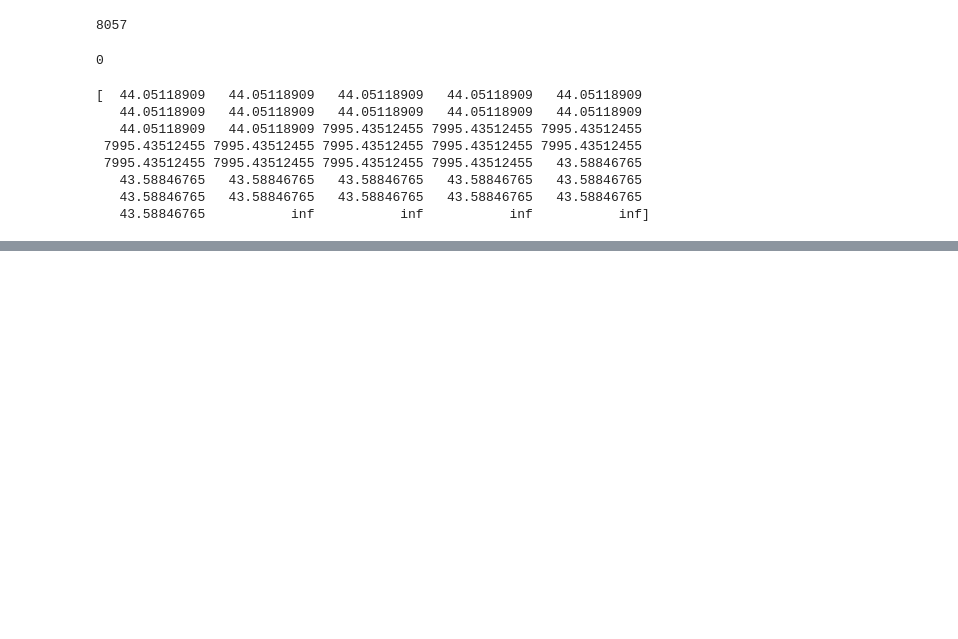
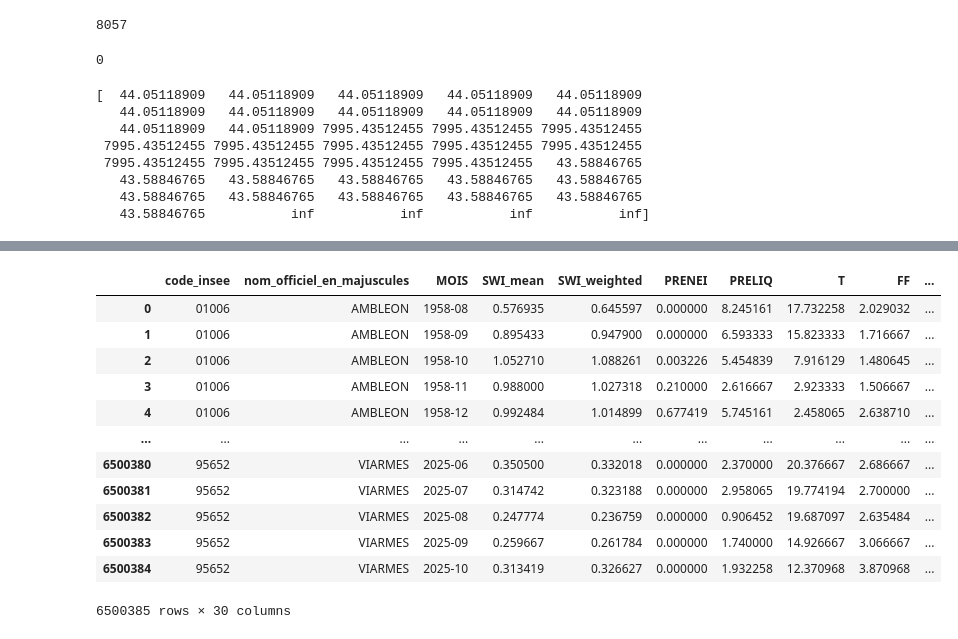
Before and after one commit to Sophie-Monsi/MACHINE-LEARNING-FOR-CLIMATE-RISK, a Jupyter notebook: Database_download.ipynb, the cells around one changed output, grey strips where cells are left out. Drawn from its saved outputs; the diff is of its cells as text; code cells hidden in the pictures; blank space fills up the shorter version.

```diff
--- a/Database_download.ipynb
+++ b/Database_download.ipynb
@@ -1000,0 +1023,14 @@ print(dist)
+# %%
+# Vérification des systèmes de projection
+print(gdf_pts.crs)
+print(gdf_communes.crs)
+
+# Jointure spatiale (à chaque point j'associe le nom et le code de la région dans laquelle elle est)
+gdf_pts_communes = gpd.sjoin(
+    gdf_pts,
+    gdf_communes[['geometry', 'nom_officiel_en_majuscules', 'code_insee']],
+    how='left',
+    predicate='within'
+)
+gdf_pts_communes = gdf_pts_communes.drop(columns=['index_right'])
+gdf_pts_communes.head()
@@ -1000,0 +1046,45 @@ print(dist)
+# %%
+## Je peux maintenant compléter la base daily_swi avec les communes
+
+df_daily_swi_comp = df_daily_swi.merge(
+    gdf_pts_communes[['LAMBX (hm)', 'LAMBY (hm)', 'code_insee', 'nom_officiel_en_majuscules']],
+    left_on=['LAMBX', 'LAMBY'],
+    right_on=['LAMBX (hm)', 'LAMBY (hm)'],
+    how='left'
+)
+
+#J'enlève tous les nan
+df_daily_swi_comp = df_daily_swi_comp.dropna(subset=['code_insee'])
+
+#Je supprime les colonnes inutiles
+df_daily_swi_comp = df_daily_swi_comp.drop(columns=['LAMBX', 'LAMBY', 'LAMBX (hm)','LAMBY (hm)'])
+
+#Puis je groupe par région en faisant la moyenne simple
+group_cols = ['code_insee','nom_officiel_en_majuscules', 'MOIS']
+
+# On identifie toutes les colonnes numériques sauf celles du groupby
+num_cols = df_daily_swi_comp.select_dtypes(include='number').columns
+num_cols = [c for c in num_cols if c not in group_cols]
+
+# Agrégation
+df_daily_swi_com = (
+    df_daily_swi_comp
+    .groupby(group_cols)[num_cols]
+    .mean()
+    .reset_index()
+)
+df_daily_swi_com
+# %% [output]
+|  | code_insee | nom_officiel_en_majuscules | MOIS | SWI_mean | SWI_weighted | PRENEI | PRELIQ | T | FF | ... |
+| 0 | 01006 | AMBLEON | 1958-08 | 0.576935 | 0.645597 | 0.000000 | 8.245161 | 17.732258 | 2.029032 | ... |
+| 1 | 01006 | AMBLEON | 1958-09 | 0.895433 | 0.947900 | 0.000000 | 6.593333 | 15.823333 | 1.716667 | ... |
+| 2 | 01006 | AMBLEON | 1958-10 | 1.052710 | 1.088261 | 0.003226 | 5.454839 | 7.916129 | 1.480645 | ... |
+| 3 | 01006 | AMBLEON | 1958-11 | 0.988000 | 1.027318 | 0.210000 | 2.616667 | 2.923333 | 1.506667 | ... |
+| 4 | 01006 | AMBLEON | 1958-12 | 0.992484 | 1.014899 | 0.677419 | 5.745161 | 2.458065 | 2.638710 | ... |
+| ... | ... | ... | ... | ... | ... | ... | ... | ... | ... | ... |
+| 6500380 | 95652 | VIARMES | 2025-06 | 0.350500 | 0.332018 | 0.000000 | 2.370000 | 20.376667 | 2.686667 | ... |
+| 6500381 | 95652 | VIARMES | 2025-07 | 0.314742 | 0.323188 | 0.000000 | 2.958065 | 19.774194 | 2.700000 | ... |
+| 6500382 | 95652 | VIARMES | 2025-08 | 0.247774 | 0.236759 | 0.000000 | 0.906452 | 19.687097 | 2.635484 | ... |
+| 6500383 | 95652 | VIARMES | 2025-09 | 0.259667 | 0.261784 | 0.000000 | 1.740000 | 14.926667 | 3.066667 | ... |
+| 6500384 | 95652 | VIARMES | 2025-10 | 0.313419 | 0.326627 | 0.000000 | 1.932258 | 12.370968 | 3.870968 | ... |
+6500385 rows × 30 columns
```
Also changed, not shown: parts of 17 cells of this notebook, 1 other file.
